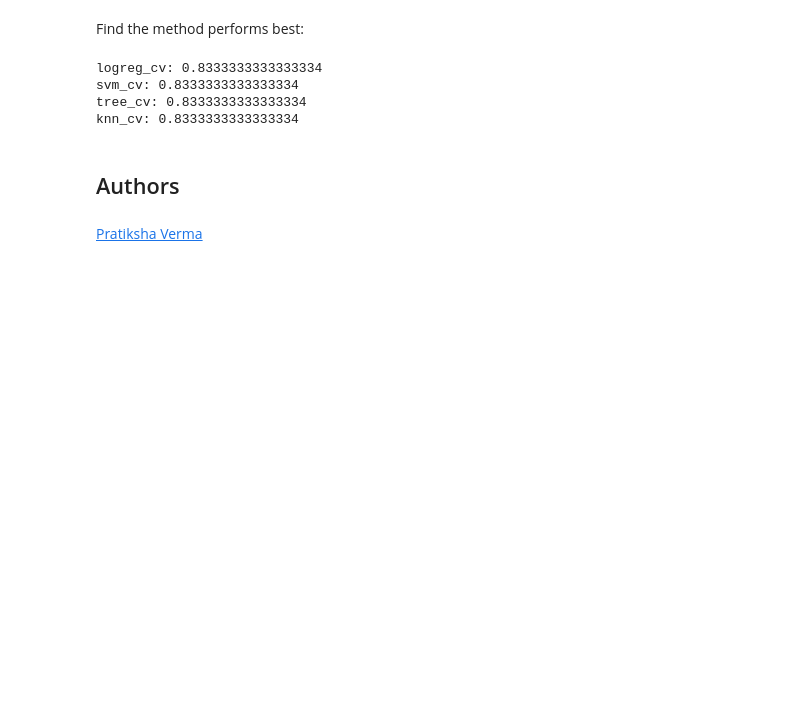
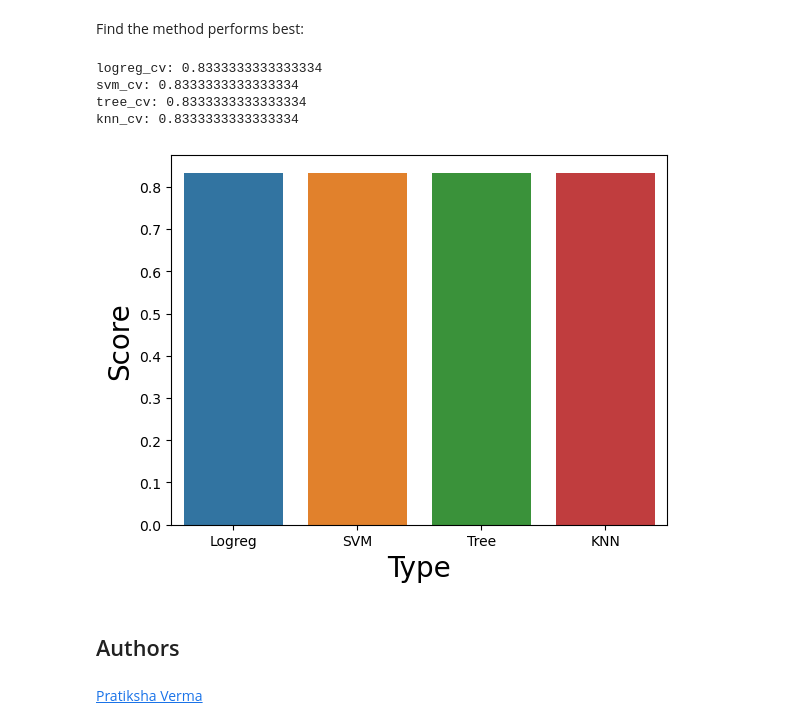
Before and after one commit to igrikg/PythonFinalDataScience, a Jupyter notebook: IBM-DS0321EN-SkillsNetwork_labs_module_4_SpaceX_Ma.ipynb, the cells around one changed output. Saved outputs shown, nothing was run; the diff lists cells and outputs as text; code cells hidden in the pictures; blank space fills up the shorter version.

```diff
--- a/IBM-DS0321EN-SkillsNetwork_labs_module_4_SpaceX_Ma.ipynb
+++ b/IBM-DS0321EN-SkillsNetwork_labs_module_4_SpaceX_Ma.ipynb
@@ -342,6 +338,14 @@ logreg_cv: 0.8333333333333334
 svm_cv: 0.8333333333333334
 tree_cv: 0.8333333333333334
 knn_cv: 0.8333333333333334
+# %%
+dfBAR=pd.DataFrame({'Type': ['Logreg', 'SVM', 'Tree', 'KNN'], 'Score': [logreg_cv.score( X_test, Y_test), svm_cv.score( X_test, Y_test), tree_cv.score( X_test, Y_test), knn_cv.score( X_test, Y_test)]})
+sns.barplot(x="Type",y="Score",  data=dfBAR)
+plt.xlabel("Type",fontsize=20)
+plt.ylabel("Score",fontsize=20)
+plt.show()
+# %% [output]
+[figure, added]
 # %% [markdown]
 ## Authors
 # %% [markdown]
```
Also changed, not shown: parts of 8 cells of this notebook.
